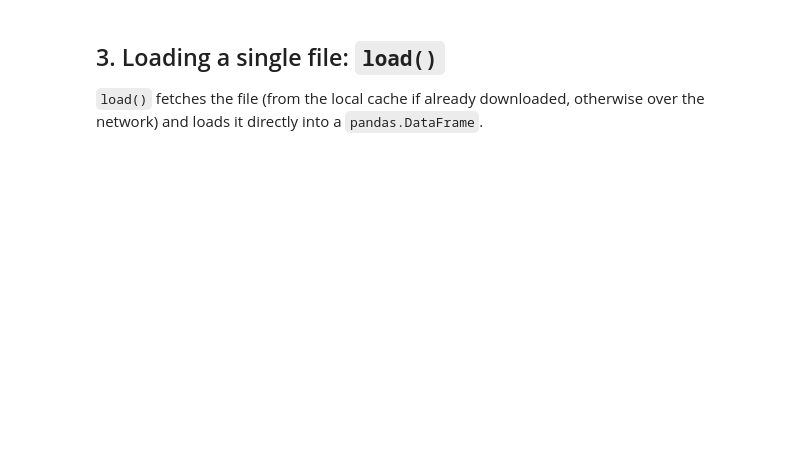
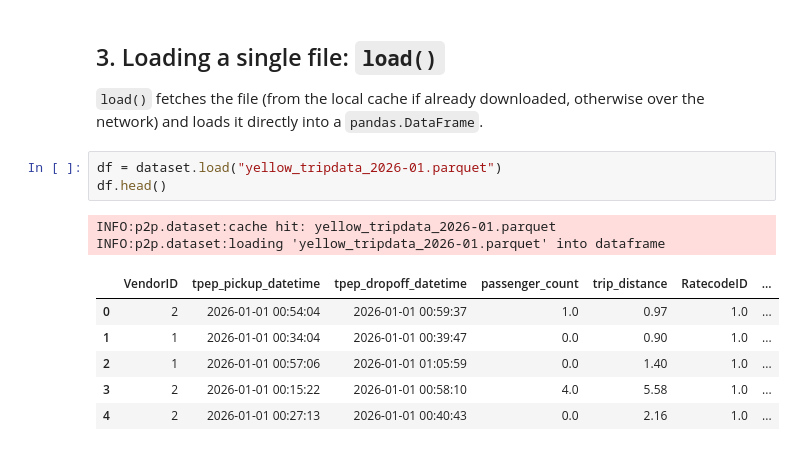
Before and after one commit to VinceCor/vincent-cordola-bthesis-p2p_dataset_federation, a Jupyter notebook: peer-dataset-federation/client/demo.ipynb, the cells around one changed output. Saved outputs shown, nothing was run; the diff lists cells and outputs as text; blank space fills up the shorter version.

```diff
--- a/peer-dataset-federation/client/demo.ipynb
+++ b/peer-dataset-federation/client/demo.ipynb
@@ -53,3 +79,15 @@ dataset.files_df(2)
 ## 3. Loading a single file: `load()`
 
 `load()` fetches the file (from the local cache if already downloaded, otherwise over the network) and loads it directly into a `pandas.DataFrame`.
+# %%
+df = dataset.load("yellow_tripdata_2026-01.parquet")
+df.head()
+# %% [output]
+INFO:p2p.dataset:cache hit: yellow_tripdata_2026-01.parquet
+INFO:p2p.dataset:loading 'yellow_tripdata_2026-01.parquet' into dataframe
+|  | VendorID | tpep_pickup_datetime | tpep_dropoff_datetime | passenger_count | trip_distance | RatecodeID | ... |
+| 0 | 2 | 2026-01-01 00:54:04 | 2026-01-01 00:59:37 | 1.0 | 0.97 | 1.0 | ... |
+| 1 | 1 | 2026-01-01 00:34:04 | 2026-01-01 00:39:47 | 0.0 | 0.90 | 1.0 | ... |
+| 2 | 1 | 2026-01-01 00:57:06 | 2026-01-01 01:05:59 | 0.0 | 1.40 | 1.0 | ... |
+| 3 | 2 | 2026-01-01 00:15:22 | 2026-01-01 00:58:10 | 4.0 | 5.58 | 1.0 | ... |
+| 4 | 2 | 2026-01-01 00:27:13 | 2026-01-01 00:40:43 | 0.0 | 2.16 | 1.0 | ... |
```
Also changed, not shown: parts of 10 cells of this notebook.
